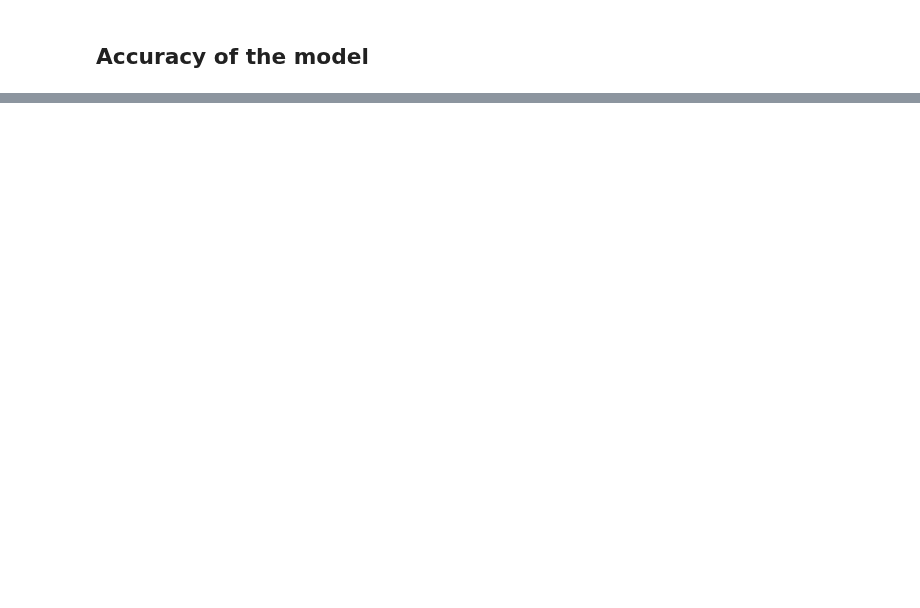
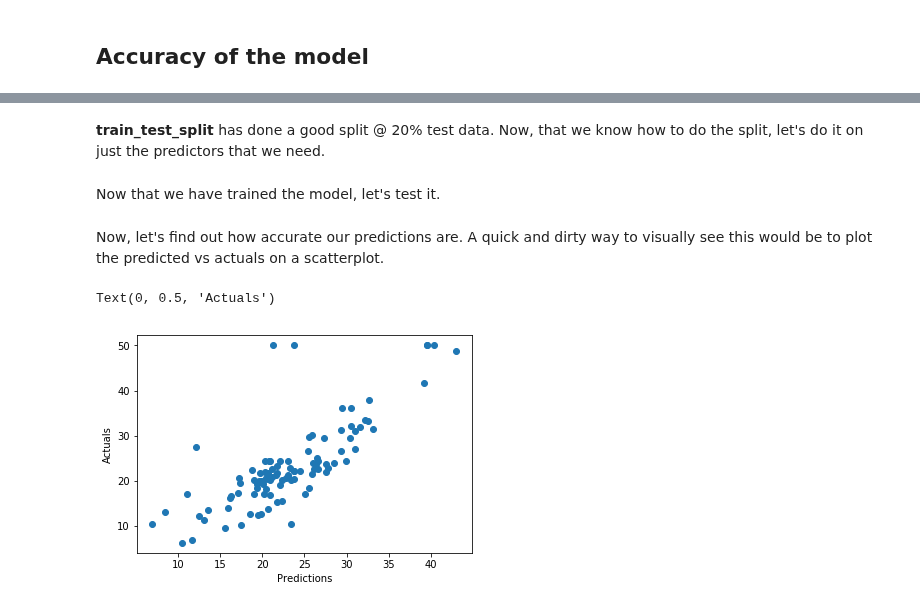
Before and after one commit to hotcode002/Machine-Learning-with-Python, a Jupyter notebook: week_2_math/day_3_linear_regression/linear_regression.ipynb, the cells around one changed output, grey strips where cells are left out. Saved outputs shown, nothing was run; the diff lists cells and outputs as text; code cells hidden in the pictures; blank space fills up the shorter version.

Commit message:
linear regression

```diff
--- a/week_2_math/day_3_linear_regression/linear_regression.ipynb
+++ b/week_2_math/day_3_linear_regression/linear_regression.ipynb
@@ -1115,0 +1438,40 @@ Now, you might have a question here. When you already have the **RMSE** to measu
+# %% [markdown]
+**train_test_split** has done a good split @ 20% test data. Now, that we know how to do the split, let's do it on just the predictors that we need.
+# %%
+# Fit model based on
+# 1. RM - Number of rooms
+# 2. LSTAT - Percentage of people with lower status
+# 3. DIS   -  weighted distances to five Boston employment centres
+# 4. PRATIO - pupil-teacher ratio by town
+# 5. B - 1000(Bk - 0.63)^2 where Bk is the proportion of blacks by town
+
+from sklearn.metrics import mean_squared_error, r2_score
+from math import sqrt
+from sklearn.linear_model import LinearRegression
+from sklearn.model_selection import train_test_split
+from sklearn.datasets import load_boston
+
+boston = load_boston()
+
+# Use only the predictors specified above.
+X = boston.data[:,[5,7,10,11,12]]
+
+X_train, X_test, y_train, y_test = train_test_split(X, boston.target, test_size=0.2)
+
+model   = LinearRegression().fit(X_train,y_train)
+# %% [markdown]
+Now that we have trained the model, let's test it.
+# %%
+y_pred = model.predict(X_test)
+# %% [markdown]
+Now, let's find out how accurate our predictions are. A quick and dirty way to visually see this would be to plot the predicted vs actuals on a scatterplot.
+# %%
+import matplotlib.pyplot as plt
+%matplotlib inline
+
+plt.scatter ( y_pred, y_test)
+plt.xlabel  ("Predictions")
+plt.ylabel  ("Actuals" )
+# %% [output]
+Text(0, 0.5, 'Actuals')
+[figure, added]
```
Also changed, not shown: parts of 51 cells of this notebook, 8 other files.
